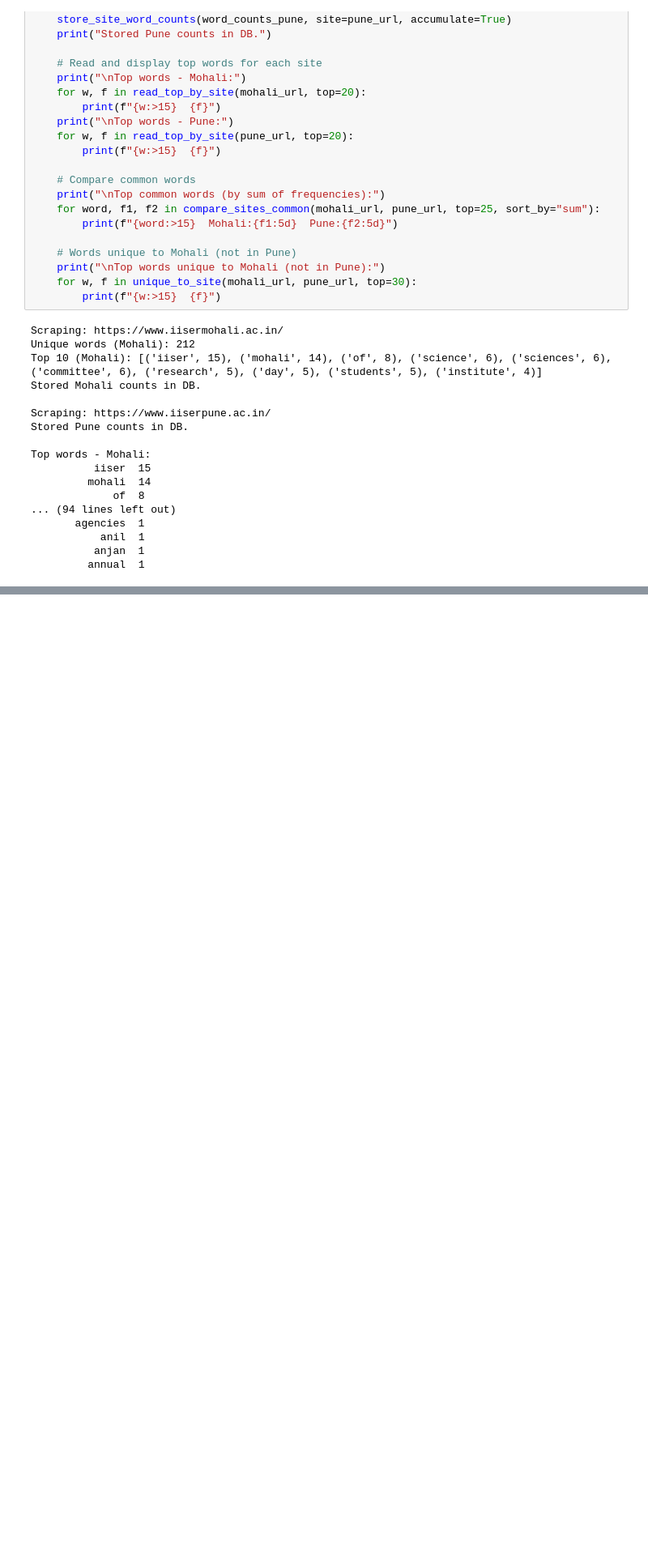
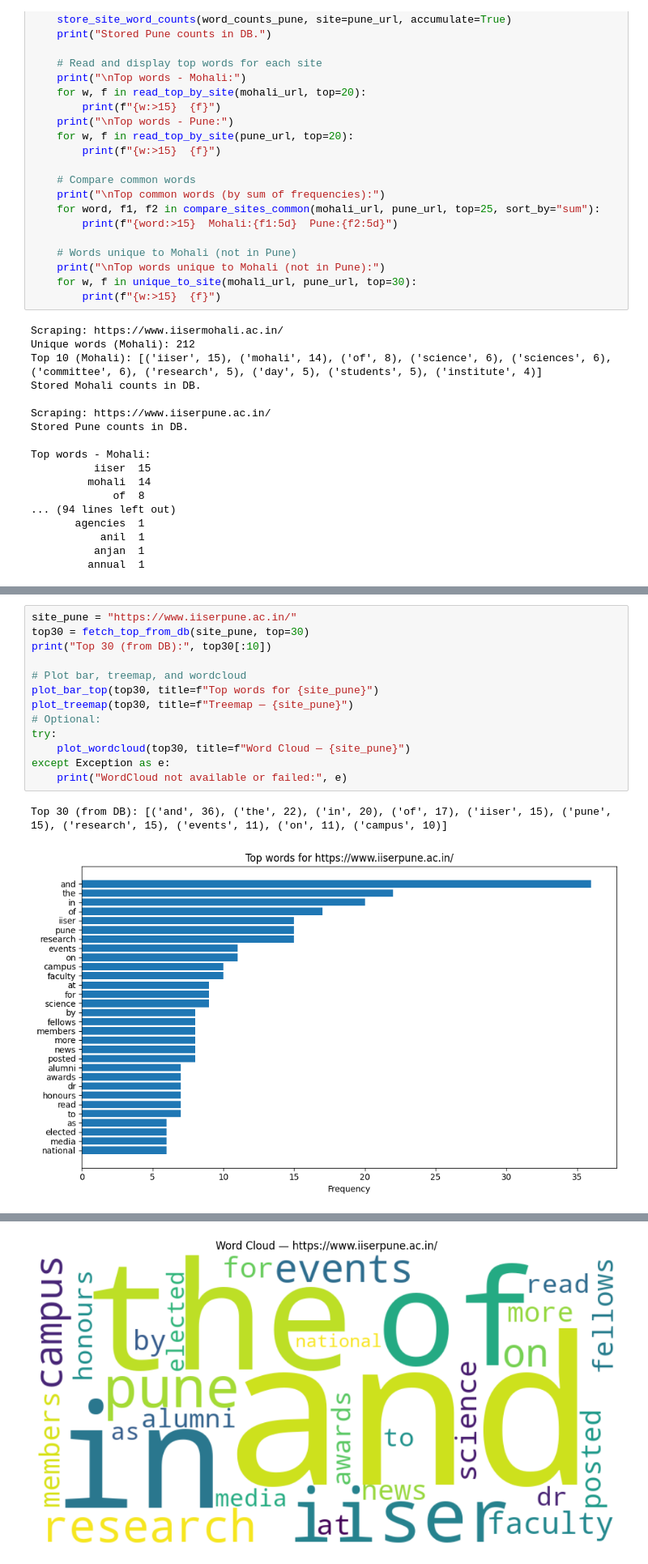
Before and after one commit to Someshiiser/KeyWord_Identification, a Jupyter notebook: Testing.ipynb, the cells around one changed output, grey strips where cells are left out. Shown at 81% size. Saved outputs shown, nothing was run; the diff lists cells and outputs as text; blank space fills up the shorter version.

```diff
--- a/Testing.ipynb
+++ b/Testing.ipynb
@@ -431,0 +502,16 @@ Top words - Mohali:
+# %%
+site_pune = "https://www.iiserpune.ac.in/"
+top30 = fetch_top_from_db(site_pune, top=30)
+print("Top 30 (from DB):", top30[:10])
+
+# Plot bar, treemap, and wordcloud
+plot_bar_top(top30, title=f"Top words for {site_pune}")
+plot_treemap(top30, title=f"Treemap — {site_pune}")
+# Optional:
+try:
+    plot_wordcloud(top30, title=f"Word Cloud — {site_pune}")
+except Exception as e:
+    print("WordCloud not available or failed:", e)
+# %% [output]
+Top 30 (from DB): [('and', 36), ('the', 22), ('in', 20), ('of', 17), ('iiser', 15), ('pune', 15), ('research', 15), ('events', 11), ('on', 11), ('campus', 10)]
+[figure, added]
@@ -431,0 +519 @@ Top words - Mohali:
+[figure, added]
```
Also changed, not shown: parts of 2 cells of this notebook, 1 other file.
